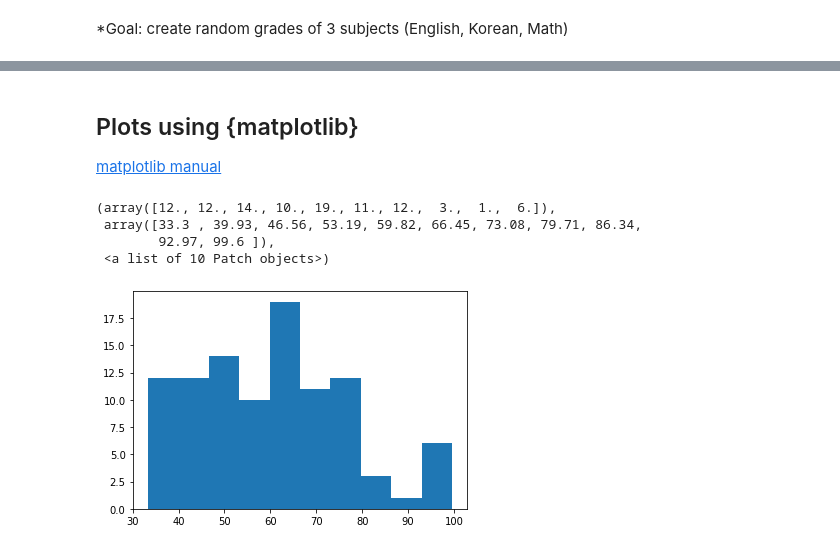
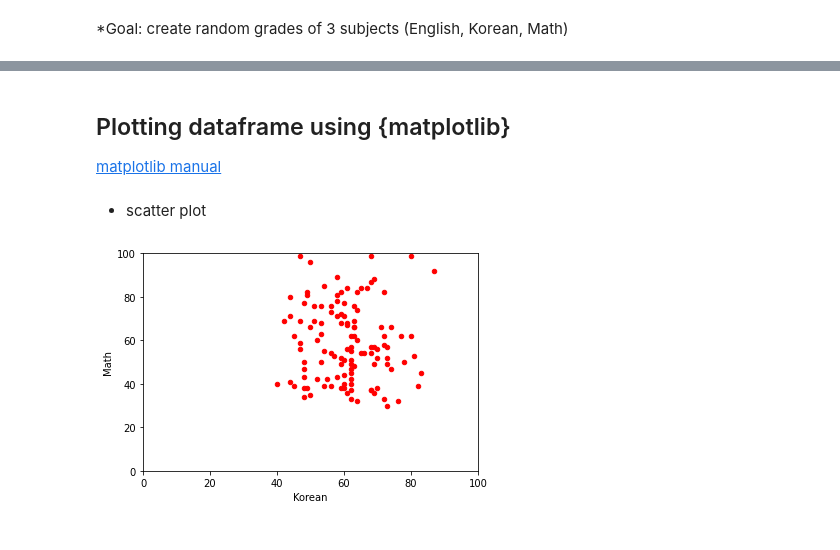
Before and after one commit to MK316/applications, a Jupyter notebook: names1000_2021.ipynb, the cells around one changed output, grey strips where cells are left out. Saved outputs shown, nothing was run; the diff lists cells and outputs as text; code cells hidden in the pictures.

```diff
--- a/names1000_2021.ipynb
+++ b/names1000_2021.ipynb
@@ -43,6 +43,6 @@ f.head()
 | 3 | Elijah | Male |
 | 4 | James | Male |
 # %%
-data = f.sample(100)
-data.head()
+data = f.sample(120)
+len(data)
 # %% [output]
@@ -54,0 +50,10 @@ data.head()
+# %%
+# 3 classes, ID = 1~40
+x = ["Class_A","Class_B","Class_C"]
+z = np.repeat(x, [40, 40, 40], axis=0)
+id = list(range(1,41))
+id = id*3
+
+data['ID'] = id
+data['Class'] = z
+len(data); data.head()
@@ -127,5 +150,5 @@ data2.head()
 # %% [markdown]
-## Plots using {matplotlib}
+## Plotting dataframe using {matplotlib}
 
 [matplotlib manual](https://matplotlib.org/stable/api/_as_gen/matplotlib.pyplot.plot.html)
 # %%
@@ -133,8 +157,12 @@ import matplotlib.pyplot as plt
-# %%
-plt.hist(grade)
-# %% [output]
-(array([12., 12., 14., 10., 19., 11., 12.,  3.,  1.,  6.]),
- array([33.3 , 39.93, 46.56, 53.19, 59.82, 66.45, 73.08, 79.71, 86.34,
-        92.97, 99.6 ]),
- <a list of 10 Patch objects>)
-[figure, removed]
+# %% [markdown]
+- scatter plot
+# %%
+# a scatter plot comparing num_children and num_pets
+data.plot(kind='scatter',x='Korean',y='Math',color='red')
+
+plt.xlim(0,100)
+plt.ylim(0,100)
+
+plt.show()
+# %% [output]
+[figure, added]
```
Also changed, not shown: parts of 14 cells of this notebook.
